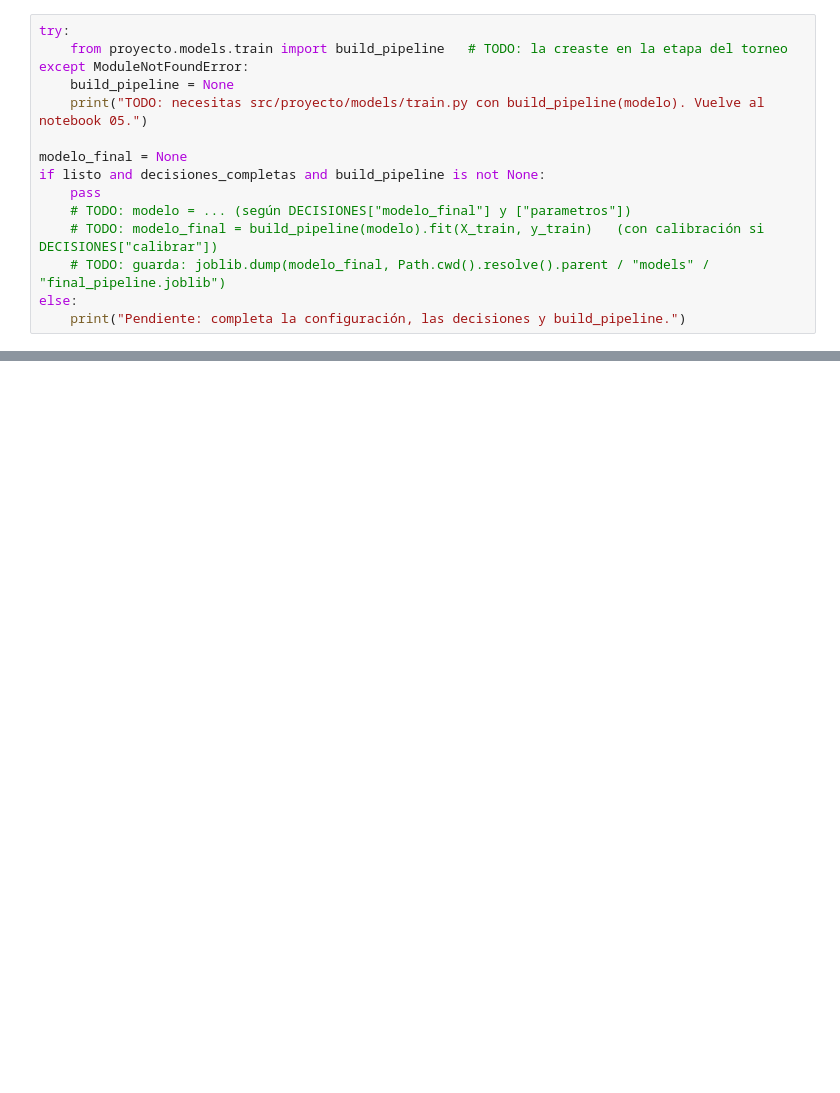
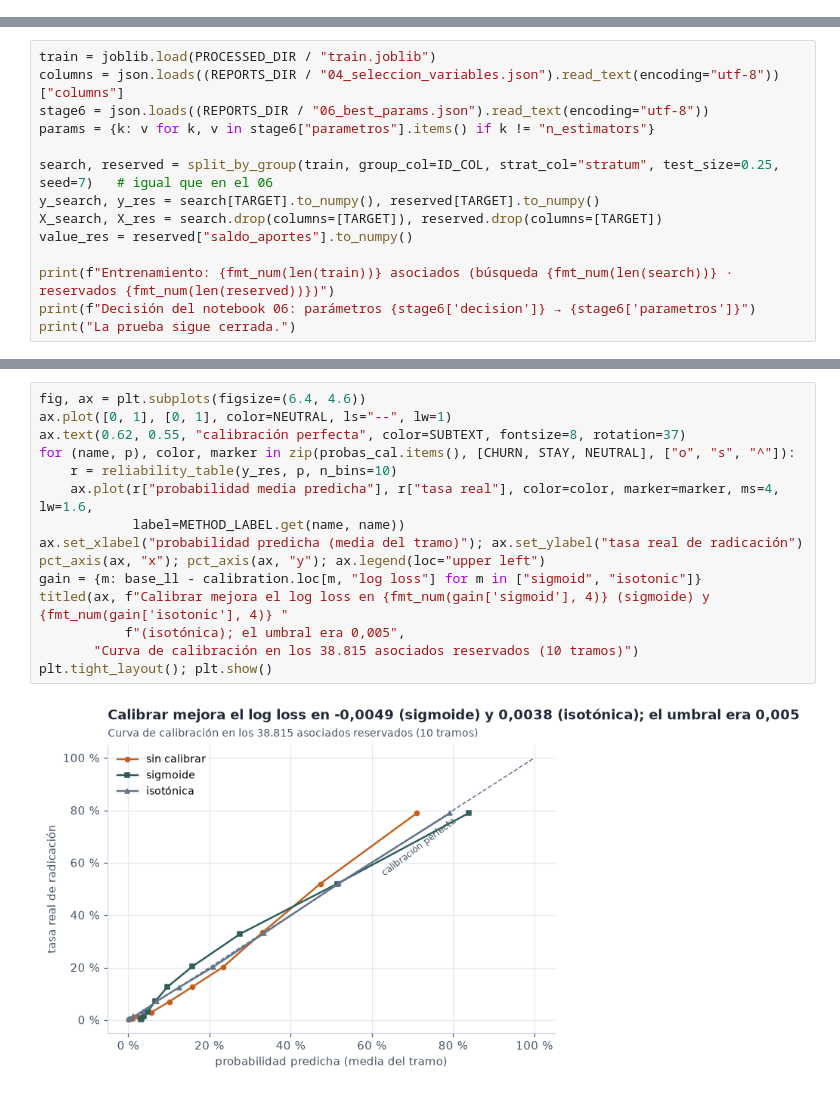
Before and after one commit to carlosgris1980-coder/retiro_asociados, a Jupyter notebook: notebooks/07_validacion_interpretacion.ipynb, the cells around one changed output, grey strips where cells are left out. Drawn from its saved outputs; the diff is of its cells as text; blank space fills up the shorter version.

```diff
--- a/notebooks/07_validacion_interpretacion.ipynb
+++ b/notebooks/07_validacion_interpretacion.ipynb
@@ -79,15 +0,0 @@ Con las decisiones ya tomadas, el modelo final se entrena con el 100 % del conju
-# %%
-try:
-    from proyecto.models.train import build_pipeline   # TODO: la creaste en la etapa del torneo
-except ModuleNotFoundError:
-    build_pipeline = None
-    print("TODO: necesitas src/proyecto/models/train.py con build_pipeline(modelo). Vuelve al notebook 05.")
-
-modelo_final = None
-if listo and decisiones_completas and build_pipeline is not None:
-    pass
-    # TODO: modelo = ... (según DECISIONES["modelo_final"] y ["parametros"])
-    # TODO: modelo_final = build_pipeline(modelo).fit(X_train, y_train)   (con calibración si DECISIONES["calibrar"])
-    # TODO: guarda: joblib.dump(modelo_final, Path.cwd().resolve().parent / "models" / "final_pipeline.joblib")
-else:
-    print("Pendiente: completa la configuración, las decisiones y build_pipeline.")
@@ -191,0 +69,14 @@ else:
+# %%
+train = joblib.load(PROCESSED_DIR / "train.joblib")
+columns = json.loads((REPORTS_DIR / "04_seleccion_variables.json").read_text(encoding="utf-8"))["columns"]
+stage6 = json.loads((REPORTS_DIR / "06_best_params.json").read_text(encoding="utf-8"))
+params = {k: v for k, v in stage6["parametros"].items() if k != "n_estimators"}
+
+search, reserved = split_by_group(train, group_col=ID_COL, strat_col="stratum", test_size=0.25, seed=7)   # igual que en el 06
+y_search, y_res = search[TARGET].to_numpy(), reserved[TARGET].to_numpy()
+X_search, X_res = search.drop(columns=[TARGET]), reserved.drop(columns=[TARGET])
+value_res = reserved["saldo_aportes"].to_numpy()
+
+print(f"Entrenamiento: {fmt_num(len(train))} asociados (búsqueda {fmt_num(len(search))} · reservados {fmt_num(len(reserved))})")
+print(f"Decisión del notebook 06: parámetros {stage6['decision']} → {stage6['parametros']}")
+print("La prueba sigue cerrada.")
@@ -191,0 +156,17 @@ else:
+# %%
+fig, ax = plt.subplots(figsize=(6.4, 4.6))
+ax.plot([0, 1], [0, 1], color=NEUTRAL, ls="--", lw=1)
+ax.text(0.62, 0.55, "calibración perfecta", color=SUBTEXT, fontsize=8, rotation=37)
+for (name, p), color, marker in zip(probas_cal.items(), [CHURN, STAY, NEUTRAL], ["o", "s", "^"]):
+    r = reliability_table(y_res, p, n_bins=10)
+    ax.plot(r["probabilidad media predicha"], r["tasa real"], color=color, marker=marker, ms=4, lw=1.6,
+            label=METHOD_LABEL.get(name, name))
+ax.set_xlabel("probabilidad predicha (media del tramo)"); ax.set_ylabel("tasa real de radicación")
+pct_axis(ax, "x"); pct_axis(ax, "y"); ax.legend(loc="upper left")
+gain = {m: base_ll - calibration.loc[m, "log loss"] for m in ["sigmoid", "isotonic"]}
+titled(ax, f"Calibrar mejora el log loss en {fmt_num(gain['sigmoid'], 4)} (sigmoide) y {fmt_num(gain['isotonic'], 4)} "
+           f"(isotónica); el umbral era 0,005",
+       "Curva de calibración en los 38.815 asociados reservados (10 tramos)")
+plt.tight_layout(); plt.show()
+# %% [output]
+[figure, added]
```
Also changed, not shown: parts of 52 cells of this notebook, 9 other files.
